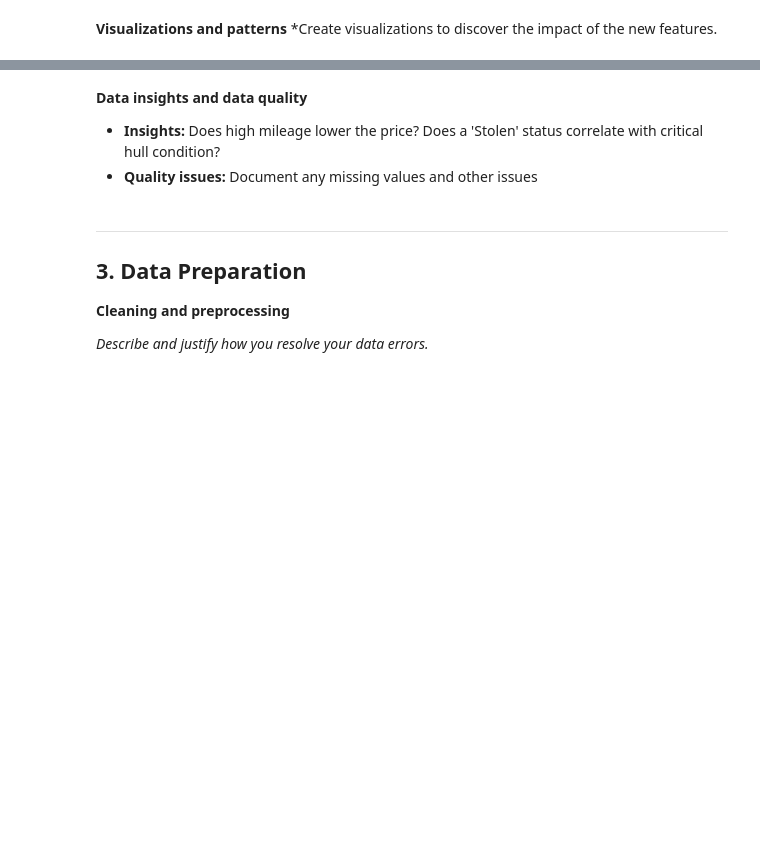
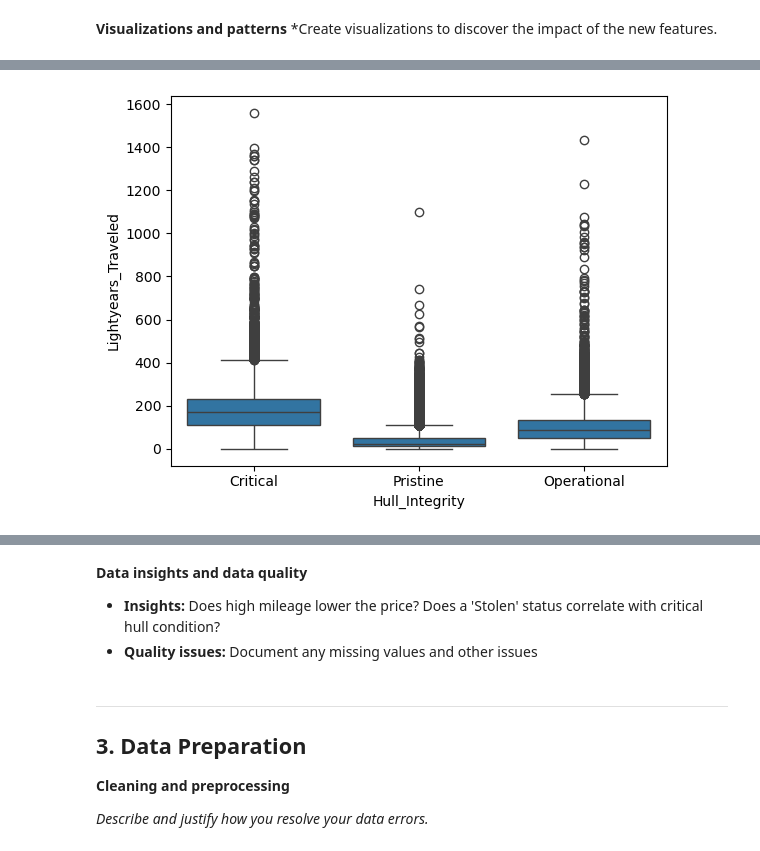
Before and after one commit to Jamie1111/DDD-Databazen-, a Jupyter notebook: assignment_template_it3.ipynb, the cells around one changed output, grey strips where cells are left out. Cells and saved outputs as stored; diff of their text form; code cells hidden in the pictures; blank space fills up the shorter version.

```diff
--- a/assignment_template_it3.ipynb
+++ b/assignment_template_it3.ipynb
@@ -113,0 +137,6 @@ df.describe()
+# %%
+sns.boxplot(x='Hull_Integrity', y='Lightyears_Traveled', data=df)
+
+plt.show()
+# %% [output]
+[figure, added]
```
Also changed, not shown: parts of 11 cells of this notebook, 2 other files.
